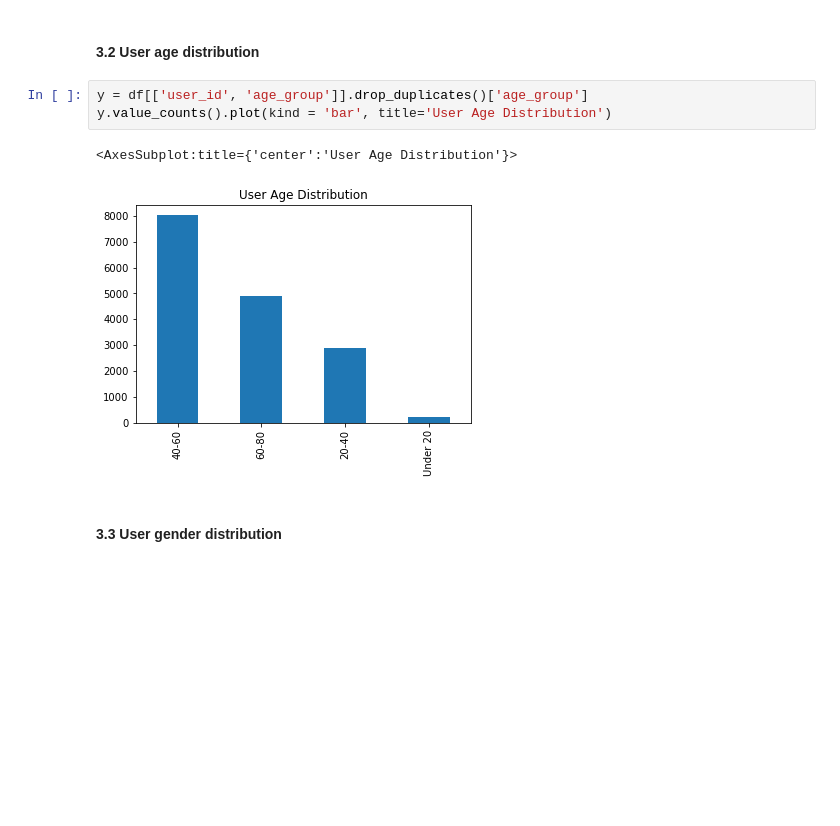
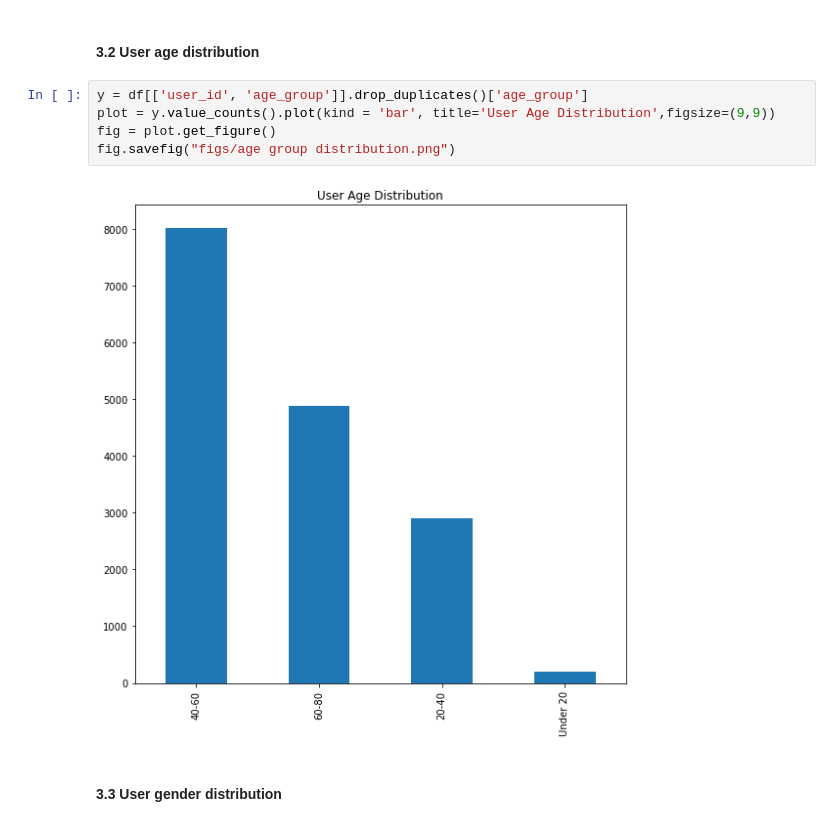
Before and after one commit to suz18/Udacity-Data-Scientist-Nanodegree-StarbucksCapstone, a Jupyter notebook: Starbucks_Capstone_notebook.ipynb, the cells around one changed output. Cells and saved outputs as stored; diff of their text form; blank space fills up the shorter version.

```diff
--- a/Starbucks_Capstone_notebook.ipynb
+++ b/Starbucks_Capstone_notebook.ipynb
@@ -456,10 +442,11 @@ y.value_counts().plot(kind = 'bar', title='User Income Distribution')
 #### 3.2 User age distribution
 # %%
 y = df[['user_id', 'age_group']].drop_duplicates()['age_group']
-y.value_counts().plot(kind = 'bar', title='User Age Distribution')
+plot = y.value_counts().plot(kind = 'bar', title='User Age Distribution',figsize=(9,9))
+fig = plot.get_figure()
+fig.savefig("figs/age group distribution.png")
 # %% [output]
-<AxesSubplot:title={'center':'User Age Distribution'}>
-[figure, old version]
+[figure, new version]
 # %% [markdown]
 #### 3.3 User gender distribution
 # %%
```
Also changed, not shown: parts of 17 cells of this notebook, 8 other files.
